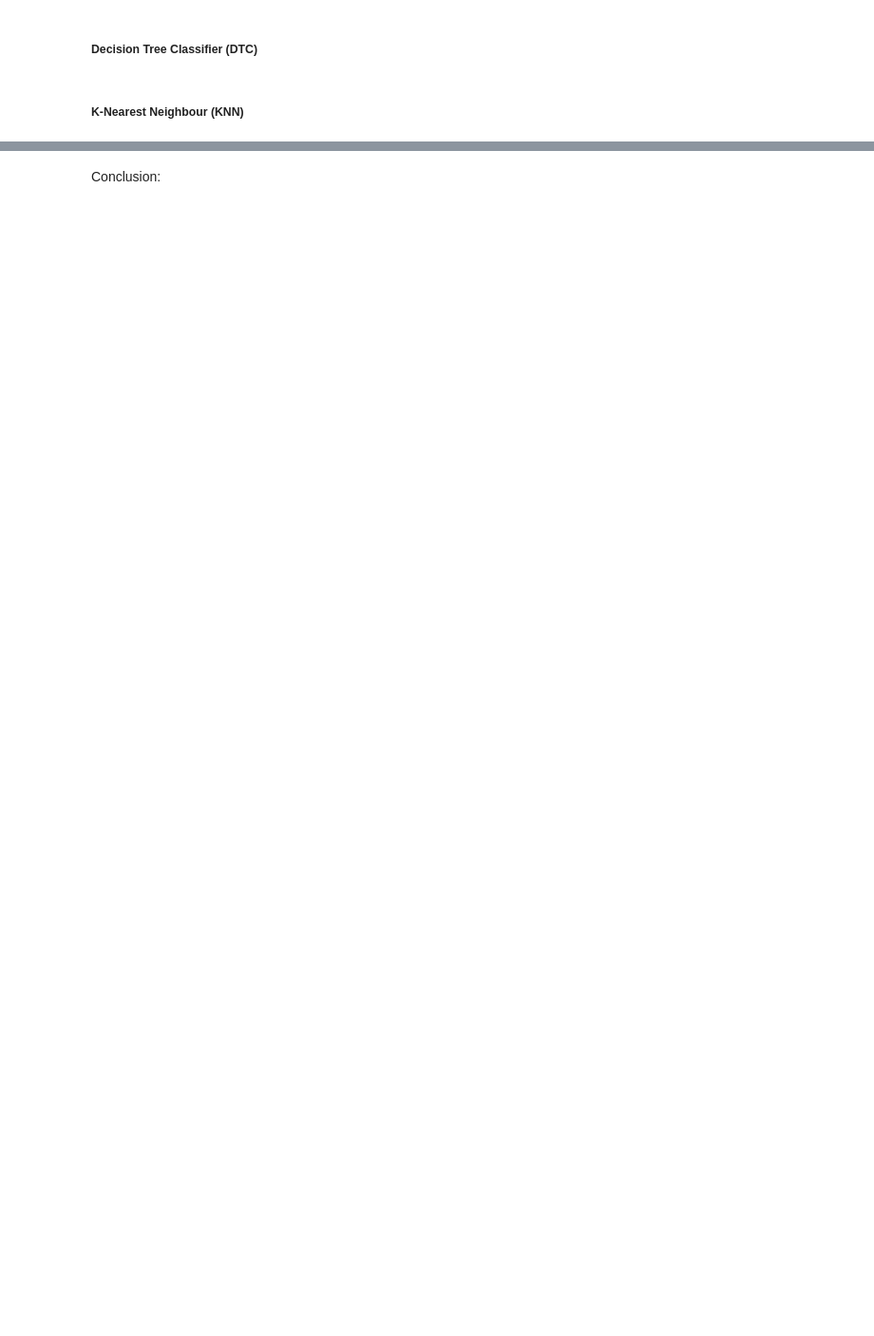
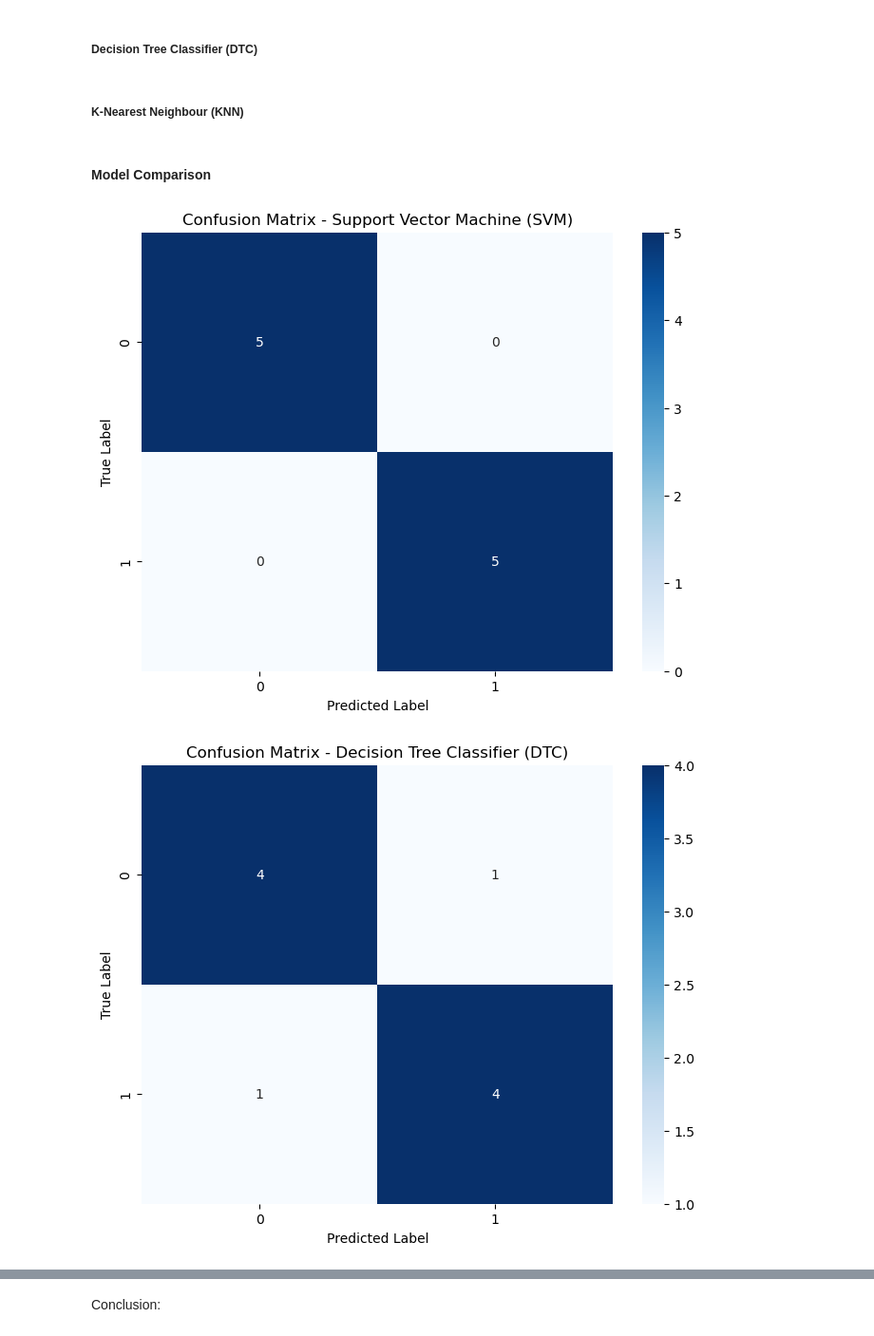
Before and after one commit to WenHao1223/cpc251-proj, a Jupyter notebook: Seismic/CPC251_Project_Part1_Seismic6.ipynb, the cells around one changed output, grey strips where cells are left out. Shown at 95% size. Saved outputs shown, nothing was run; the diff lists cells and outputs as text; code cells hidden in the pictures; blank space fills up the shorter version.

Commit message:
Refine model comparison part

```diff
--- a/Seismic/CPC251_Project_Part1_Seismic6.ipynb
+++ b/Seismic/CPC251_Project_Part1_Seismic6.ipynb
@@ -640,3 +640,28 @@ Report the accuracy, recall, precision and F1-score measures as well as the conf
 Report the R2 score, mean squared error and mean absolute error if it is a regression problem.
 ______________________________________________________________________________________
 Description:
+# %%
+def evaluate_model(y_true, y_pred, model_name):
+    """
+    Evaluate a model using multiple metrics
+    """
+    metrics = {
+        'Model': model_name,
+        'Accuracy': accuracy_score(y_true, y_pred),
+        'Precision': precision_score(y_true, y_pred, average='weighted'),
+        'Recall': recall_score(y_true, y_pred, average='weighted'),
+        'F1 Score': f1_score(y_true, y_pred, average='weighted')
+    }
+    return metrics
+# %%
+def plot_confusion_matrix(y_true, y_pred, model_name):
+    """
+    Plot confusion matrix for a model
+    """
+    cm = confusion_matrix(y_true, y_pred)
+    plt.figure(figsize=(8, 6))
+    sns.heatmap(cm, annot=True, fmt='d', cmap='Blues')
+    plt.title(f'Confusion Matrix - {model_name}')
+    plt.ylabel('True Label')
+    plt.xlabel('Predicted Label')
+    plt.show()
@@ -720,0 +727,2 @@ plt.show()
+# %% [markdown]
+#### Model Comparison
@@ -720,0 +737,13 @@ plt.show()
+# %%
+results = compare_models(
+  y_test,
+  y_pred_svm,
+  y_pred_dtc,
+  y_pred_knn,
+  model1_name="Support Vector Machine (SVM)",
+  model2_name="Decision Tree Classifier (DTC)",
+  model3_name="K-Nearest Neighbors (KNN)"
+)
+# %% [output]
+[figure, added]
+[figure, added]
```
Also changed, not shown: parts of 19 cells of this notebook, 1 other file.
